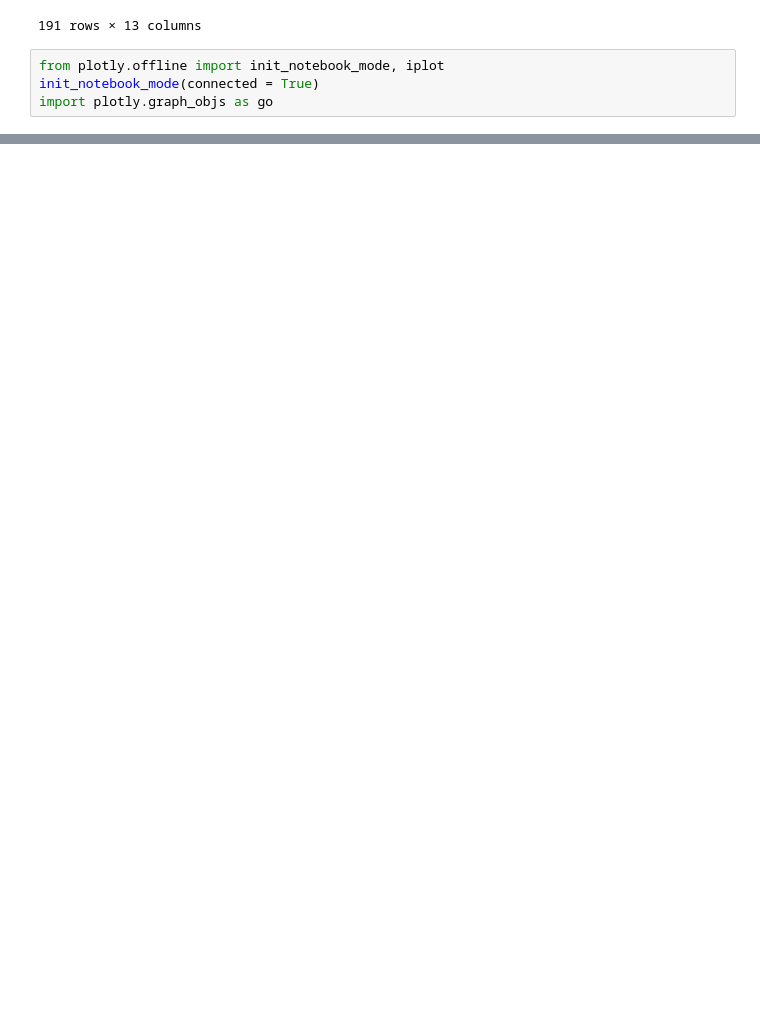
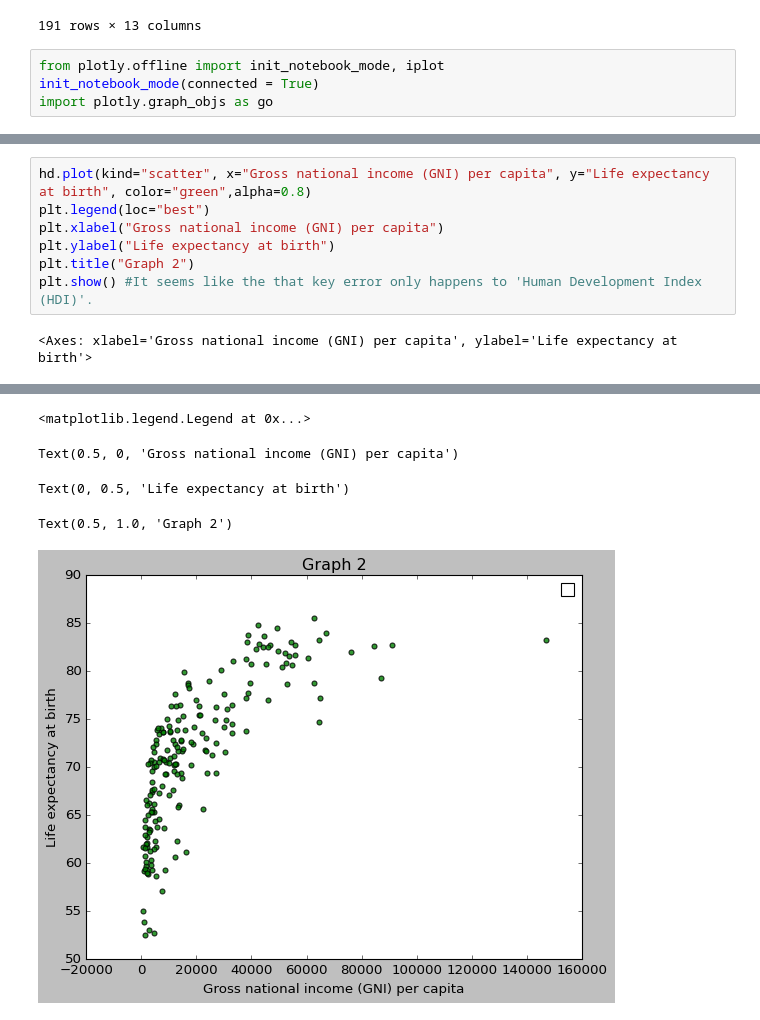
Before and after one commit to XiaoLiang28/vis, a Jupyter notebook: ps6.ipynb, the cells around one changed output, grey strips where cells are left out. Saved outputs shown, nothing was run; the diff lists cells and outputs as text; blank space fills up the shorter version.

```diff
--- a/ps6.ipynb
+++ b/ps6.ipynb
@@ -237,0 +282,9 @@ iplot(fig)
+# %%
+hd.plot(kind="scatter", x="Gross national income (GNI) per capita", y="Life expectancy at birth", color="green",alpha=0.8)
+plt.legend(loc="best")
+plt.xlabel("Gross national income (GNI) per capita")
+plt.ylabel("Life expectancy at birth")
+plt.title("Graph 2")
+plt.show() #It seems like the that key error only happens to 'Human Development Index (HDI)'.
+# %% [output]
+<Axes: xlabel='Gross national income (GNI) per capita', ylabel='Life expectancy at birth'>
@@ -237,0 +292,5 @@ iplot(fig)
+<matplotlib.legend.Legend at 0x...>
+Text(0.5, 0, 'Gross national income (GNI) per capita')
+Text(0, 0.5, 'Life expectancy at birth')
+Text(0.5, 1.0, 'Graph 2')
+[figure, added]
```
Also changed, not shown: parts of 7 cells of this notebook.
